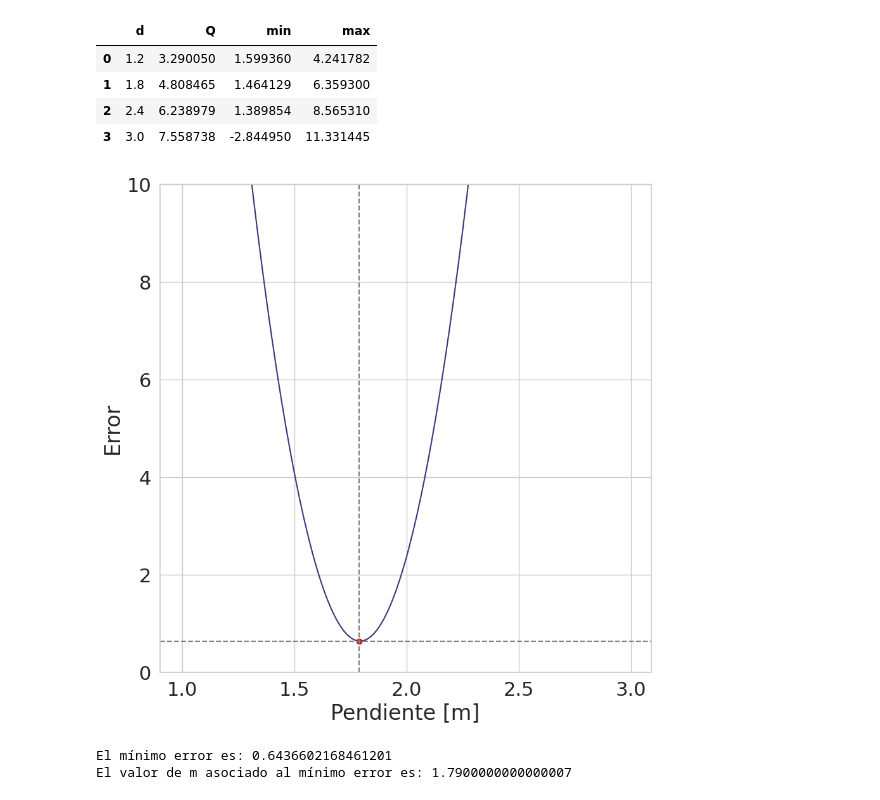
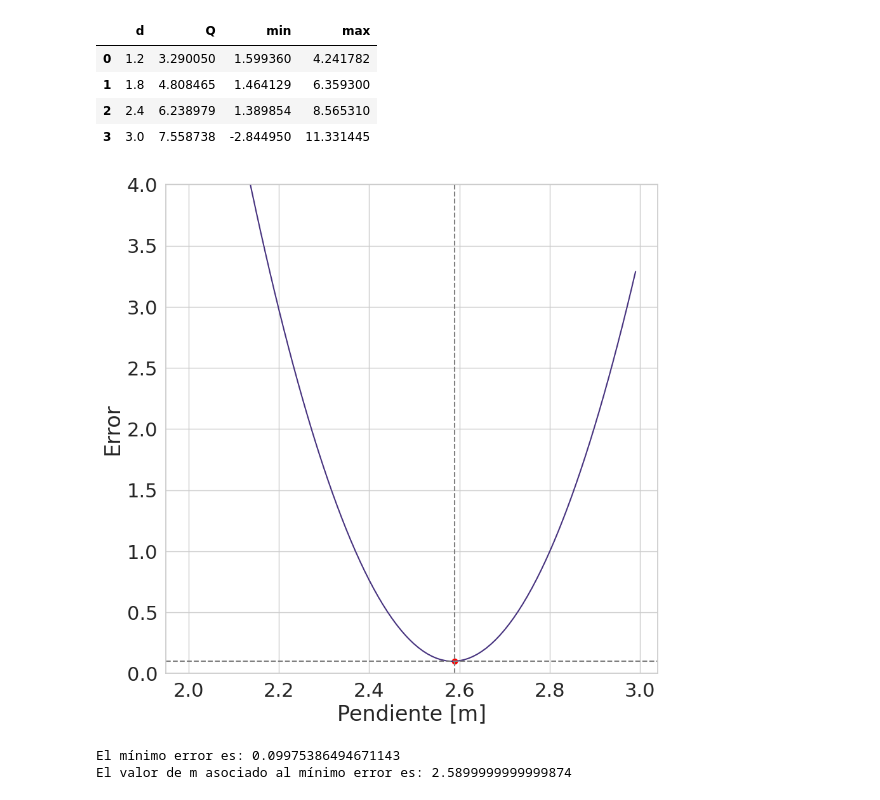
Before and after one commit to lvittor/ss, a Jupyter notebook: notebooks/tp5.ipynb, the cells around one changed output. Cells and saved outputs as stored; diff of their text form; code cells hidden in the pictures.

```diff
--- a/notebooks/tp5.ipynb
+++ b/notebooks/tp5.ipynb
@@ -392,38 +374,38 @@ data.head()
 # %%
 def linear_func(x, m, c):
     return m * x + c
 
-def error_func(c):
-    return np.sum((data.Q - linear_func(data.d, m, c)) ** 2)
+def error_func(m):
+    return np.sum((data.Q - linear_func(data.d, m, 0)) ** 2)
 
-m_values = np.arange(1, 3, 0.01)  # Valores de pendiente m
+m_values = np.arange(2, 3, 0.01)  # Valores de pendiente m
 
 error_values = np.zeros_like(m_values)  # Almacenar los valores de error
 
 for i, m in enumerate(m_values):
     error_values[i] = error_func(m)  # Calcula el error para cada valor de m
 
 min_error = np.min(error_values)
 min_error_index = np.argmin(error_values)
 min_m = m_values[min_error_index]
 
 # Gráfico de la curva de error con escala logarítmica en el eje y
 plt.plot(m_values, error_values)
 plt.scatter(min_m, min_error, color='red', label='Mínimo error')
 plt.axhline(min_error, color='gray', linestyle='dashed')
 plt.axvline(min_m, color='gray', linestyle='dashed')
 plt.xlabel('Pendiente [m]')
 plt.ylabel('Error')
-plt.ylim(0, 10)
+plt.ylim(0, 4)
 plt.grid(True)
 plt.show()
 
 print("El mínimo error es:", min_error)
 print("El valor de m asociado al mínimo error es:", min_m)
 # %% [output]
-[figure, old version]
+[figure, new version]
-El mínimo error es: 0.6436602168461201
-El valor de m asociado al mínimo error es: 1.7900000000000007
+El mínimo error es: 0.09975386494671143
+El valor de m asociado al mínimo error es: 2.5899999999999874
 # %%
 # Definición de la función lineal y = mx + c
 def linear_func(x, m, c):
```
Also changed, not shown: parts of 4 cells of this notebook.
